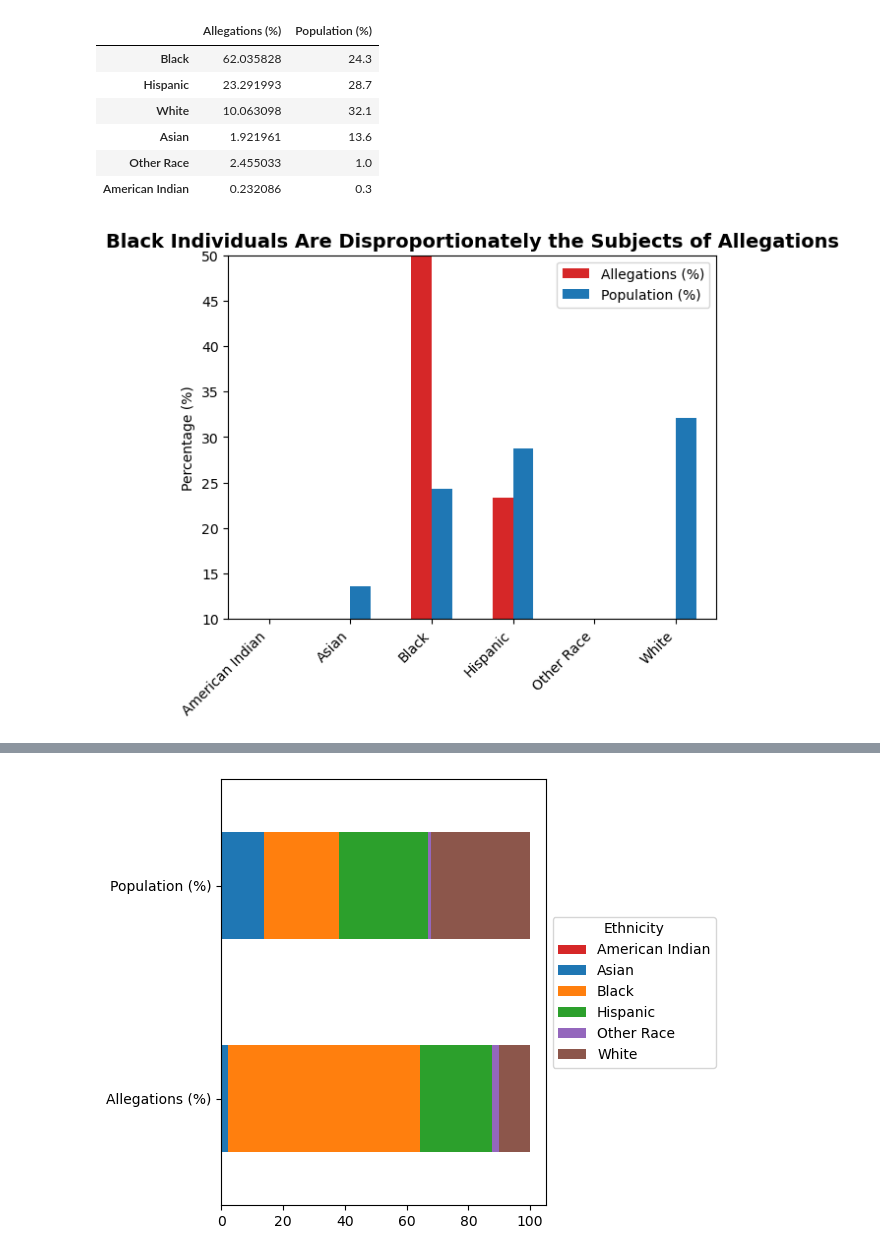
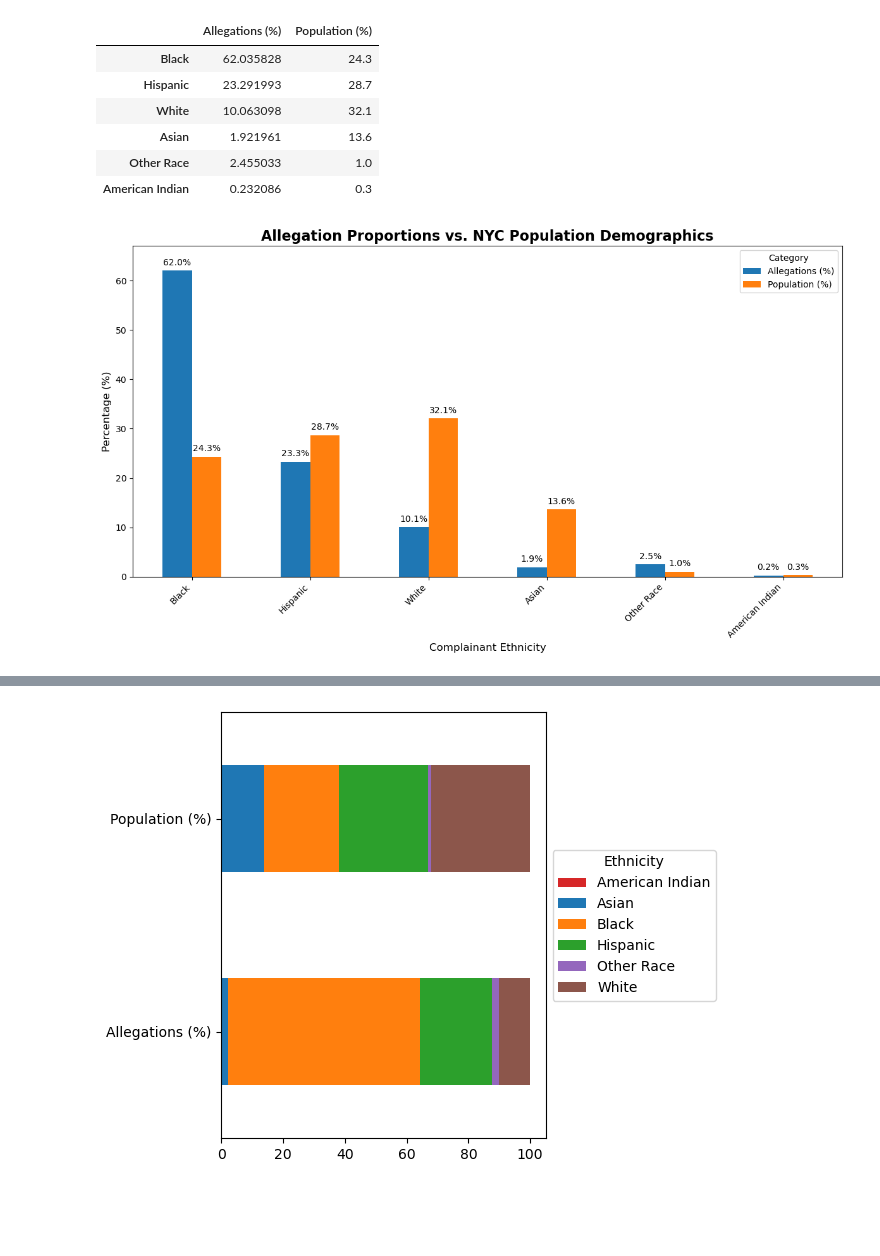
Before and after one commit to musubi3/police-allegation-analysis, a Jupyter notebook: notebooks/project2.ipynb, the cells around one changed output, grey strips where cells are left out. Drawn from its saved outputs; the diff is of its cells as text; code cells hidden in the pictures; blank space fills up the shorter version.

Commit message:
Updated graph

```diff
--- a/notebooks/project2.ipynb
+++ b/notebooks/project2.ipynb
@@ -4,5 +7,6 @@ import numpy as np
 # %%
-df = pd.read_csv("data/allegations_202007271729.csv")
+path = Path('../data') / 'allegations.csv'
+df = pd.read_csv(path)
 df
 # %% [output]
 |  | unique_mos_id | first_name | last_name | command_now | shield_no | complaint_id | month_received | ... |
@@ -113,31 +74,37 @@ comparison_df
 | Other Race | 2.455033 | 1.0 |
 | American Indian | 0.232086 | 0.3 |
 # %%
-import matplotlib.pyplot as plt
-import seaborn as sns
+# Create the bar plot with a specified figure size
+ax = comparison_df.plot(kind='bar', figsize=(12, 7), color=['#1f77b4', '#ff7f0e'])
 
-allegation_props = (
-    cleaned_df['complainant_ethnicity']
-    .value_counts(normalize=True)
-    .mul(100)
-    .reindex(['Black', 'White', 'Hispanic', 'Asian', 'Other Race'])
-)
+# Add a neutral and informative title
+plt.title("Allegation Proportions vs. NYC Population Demographics", fontsize=16, fontweight='bold')
 
-comparison_df = (
-    pd.DataFrame({
-        'Allegations (%)': allegation_props,
-        'Population (%)': pop_data
-    })
-)
+# Set clear labels for the axes
+plt.xlabel("Complainant Ethnicity", fontsize=12)
+plt.ylabel("Percentage (%)", fontsize=12)
 
+# Ensure the y-axis starts at 0 for an accurate visual representation
+plt.ylim(0, max(comparison_df.max().max(), 50) + 5)
 
-comparison_df.plot(kind='bar', color=['#d62728', '#1f77b4'])
-plt.title("Black Individuals Are Disproportionately the Subjects of Allegations", fontsize=14, fontweight='bold')
-plt.ylabel("Percentage (%)")
+# Rotate x-axis labels for readability
 plt.xticks(rotation=45, ha='right')
 
-plt.ylim(10, 50)
+# Add data labels on top of each bar for clarity
+for p in ax.patches:
+    ax.annotate(f'{p.get_height():.1f}%',
+                (p.get_x() + p.get_width() / 2., p.get_height()),
+                ha='center', va='center',
+                xytext=(0, 9),
+                textcoords='offset points')
 
+# Add a legend to distinguish the categories
+plt.legend(title='Category')
+
+# Adjust the layout to prevent labels from overlapping
+plt.tight_layout()
+
+# Display the plot
 plt.show()
 # %% [output]
-[figure, old version]
+[figure, new version]
```
Also changed, not shown: parts of 9 cells of this notebook, 3 other files.
